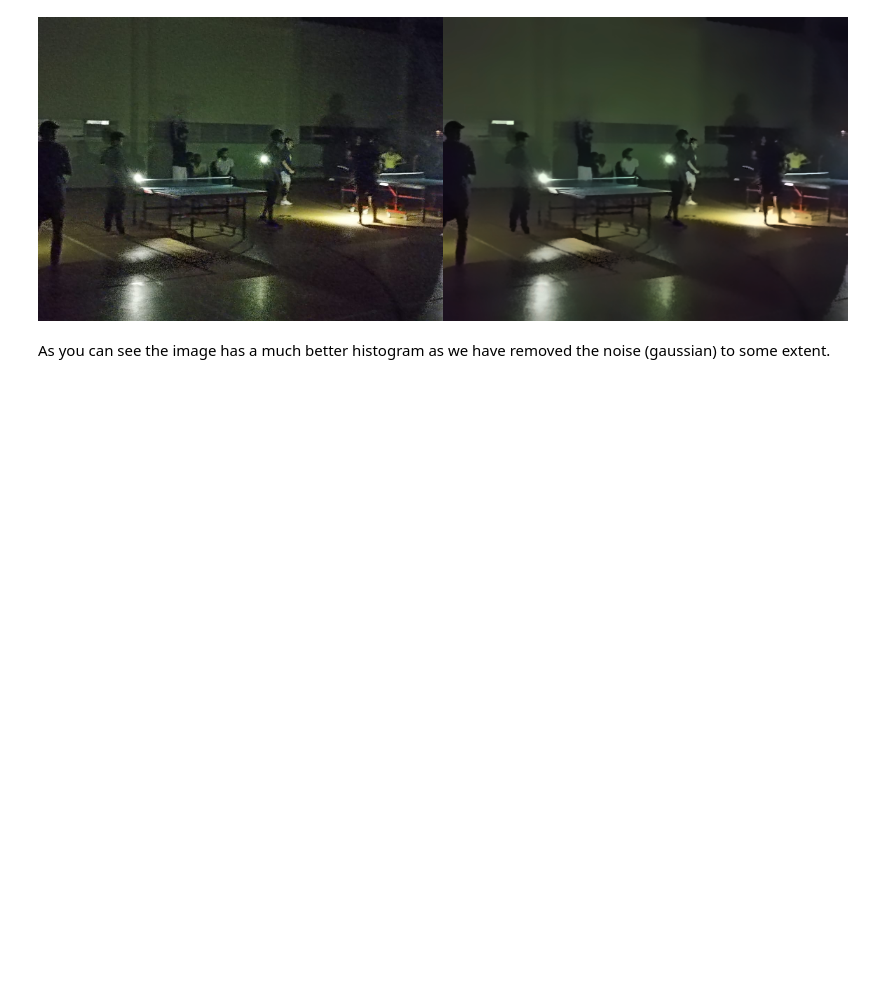
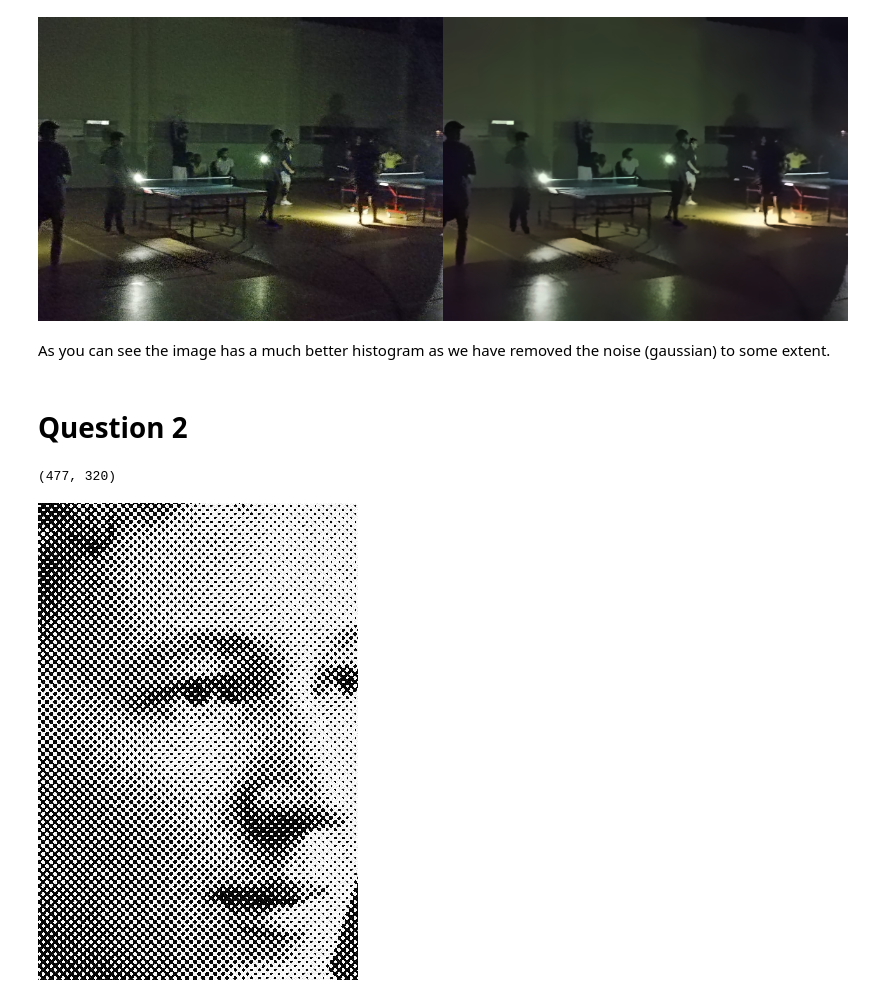
Before and after one commit to KaishvaShah/EE610_ImageProcessing, a Jupyter notebook: Assignment2.ipynb, the cells around one changed output. Cells and saved outputs as stored; diff of their text form; code cells hidden in the pictures; blank space fills up the shorter version.

```diff
--- a/Assignment2.ipynb
+++ b/Assignment2.ipynb
@@ -40,3 +42,12 @@ cv2_imshow(horizontal_concat)
 [figure]
 # %% [markdown]
 As you can see the image has a much better histogram as we have removed the noise (gaussian) to some extent.
+# %% [markdown]
+# Question 2
+# %%
+img=cv2.imread('/content/Q2.jpg',0)
+print(img.shape)
+cv2_imshow(img)
+# %% [output]
+(477, 320)
+[figure, added]
```
Also changed, not shown: parts of 10 cells of this notebook.
